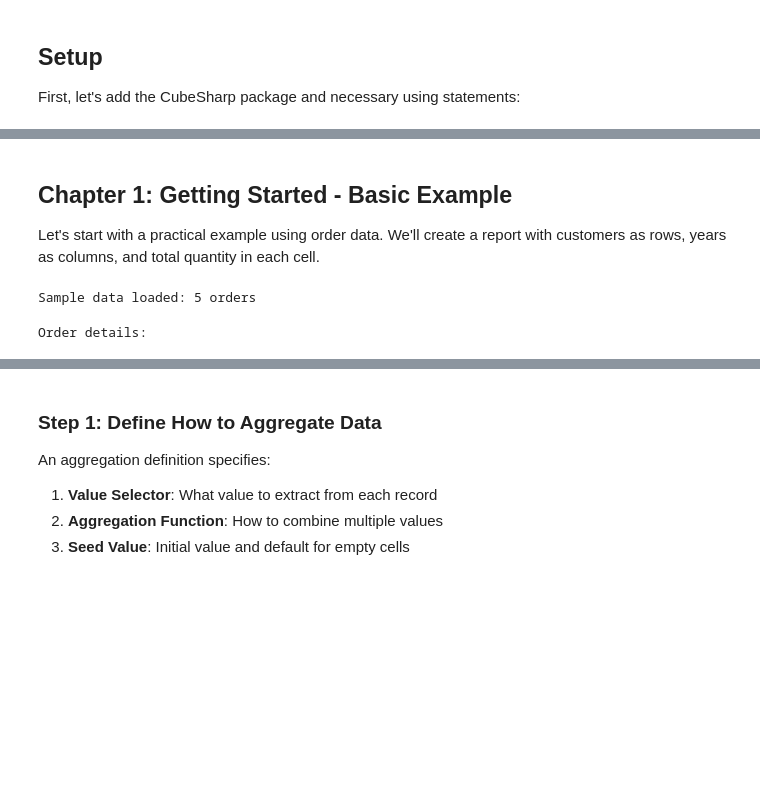
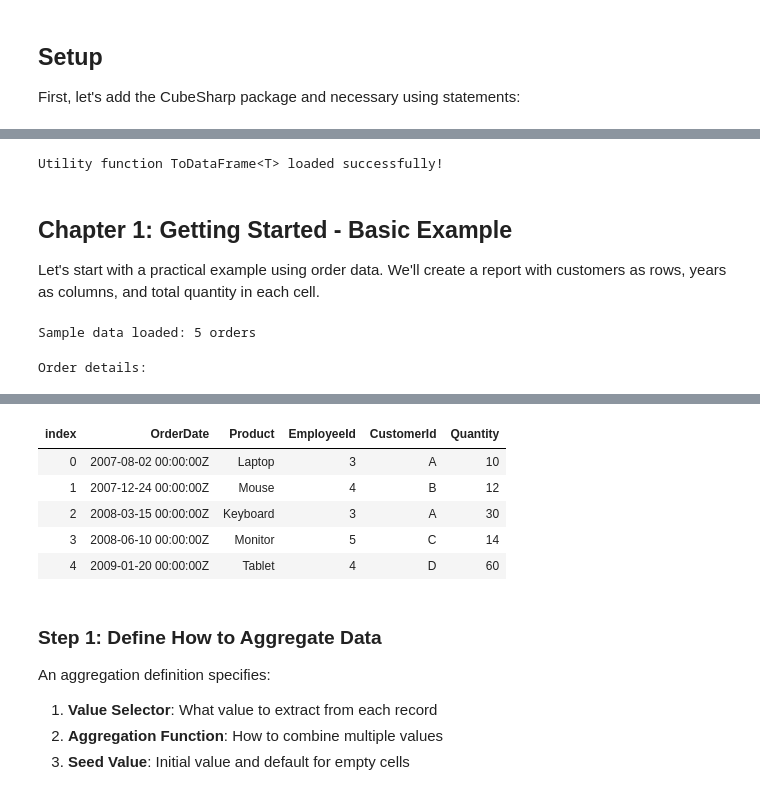
Before and after one commit to GennadyGS/CubeSharp, a Jupyter notebook: CubeSharp-Comprehensive-Tutorial.ipynb, the cells around one changed output, grey strips where cells are left out. Saved outputs shown, nothing was run; the diff lists cells and outputs as text; code cells hidden in the pictures; blank space fills up the shorter version.

Commit message:
Add ToDataFrams function and declare Order record

```diff
--- a/CubeSharp-Comprehensive-Tutorial.ipynb
+++ b/CubeSharp-Comprehensive-Tutorial.ipynb
@@ -34,39 +32,85 @@ CubeSharp loaded successfully!
+# %%
+using System.Collections.Generic;
+using System.Reflection;
+using Microsoft.Data.Analysis;
+
+public static DataFrame ToDataFrame<T>(this IEnumerable<T> source)
+{
+    var props = typeof(T).GetProperties(BindingFlags.Public | BindingFlags.Instance);
+    var columns = props
+        .Select(p => CreateColumn(p.Name, p.PropertyType))
+        .ToList();
+    var result = new DataFrame(columns);
+    foreach (var item in source)
+    {
+        result.Append(props.ToDictionary(p => p.Name, p => p.GetValue(item)), true);
+    }
+    return result;
+
+    static DataFrameColumn CreateColumn(string name, Type type) =>
+        type switch
+        {
+            var t when t == typeof(bool) => new BooleanDataFrameColumn(name),
+            var t when t == typeof(int) => new Int32DataFrameColumn(name),
+            var t when t == typeof(decimal) => new DecimalDataFrameColumn(name),
+            var t when t == typeof(double) => new DoubleDataFrameColumn(name),
+            var t when t == typeof(DateTime) => new DateTimeDataFrameColumn(name),
+            var t when t == typeof(string) => new StringDataFrameColumn(name),
+            _ => throw new NotSupportedException($"Type {type} not supported")
+        };
+}
+
+display("Utility function ToDataFrame<T> loaded successfully!");
+# %% [output]
+Utility function ToDataFrame<T> loaded successfully!
 # %% [markdown]
 ## Chapter 1: Getting Started - Basic Example
 
 Let's start with a practical example using order data. We'll create a report with customers as rows, years as columns, and total quantity in each cell.
 # %%
 // Sample order data
-var orders = new[] {
-    new {
+record Order {
+    public DateTime OrderDate { get; init; }
+    public string Product { get; init; }
+    public int EmployeeId { get; init; }
+    public string CustomerId { get; init; }
+    public decimal Quantity { get; init; }
+}
+
+var orders = new Order[] {
+    new Order
+    {
         OrderDate = new DateTime(2007, 08, 02),
         Product = "Laptop",
         EmployeeId = 3,
         CustomerId = "A",
         Quantity = 10m,
     },
-    new {
+    new Order
+    {
         OrderDate = new DateTime(2007, 12, 24),
         Product = "Mouse",
         EmployeeId = 4,
         CustomerId = "B",
         Quantity = 12m,
     },
-    new {
+    new Order
+    {
         OrderDate = new DateTime(2008, 03, 15),
         Product = "Keyboard",
         EmployeeId = 3,
         CustomerId = "A",
         Quantity = 30m,
     },
-    new {
+    new Order{
         OrderDate = new DateTime(2008, 06, 10),
         Product = "Monitor",
         EmployeeId = 5,
         CustomerId = "C",
         Quantity = 14m,
     },
-    new {
+    new Order
+    {
         OrderDate = new DateTime(2009, 01, 20),
         Product = "Tablet",
         EmployeeId = 4,
@@ -77,7 +121,7 @@ var orders = new[] {
 
 display($"Sample data loaded: {orders.Length} orders");
 display("Order details:");
-display(orders.Select(order => $"  {order.OrderDate:yyyy-MM-dd}: Customer {order.CustomerId} ordered {order.Quantity} {order.Product}(s)"));
+display(orders.ToDataFrame());
 # %% [output]
 Sample data loaded: 5 orders
 Order details:
@@ -85,3 +128,9 @@ Order details:
+| index | OrderDate | Product | EmployeeId | CustomerId | Quantity |
+| 0 | 2007-08-02 00:00:00Z | Laptop | 3 | A | 10 |
+| 1 | 2007-12-24 00:00:00Z | Mouse | 4 | B | 12 |
+| 2 | 2008-03-15 00:00:00Z | Keyboard | 3 | A | 30 |
+| 3 | 2008-06-10 00:00:00Z | Monitor | 5 | C | 14 |
+| 4 | 2009-01-20 00:00:00Z | Tablet | 4 | D | 60 |
 # %% [markdown]
 ### Step 1: Define How to Aggregate Data
 
```
Also changed, not shown: parts of 10 cells of this notebook.
